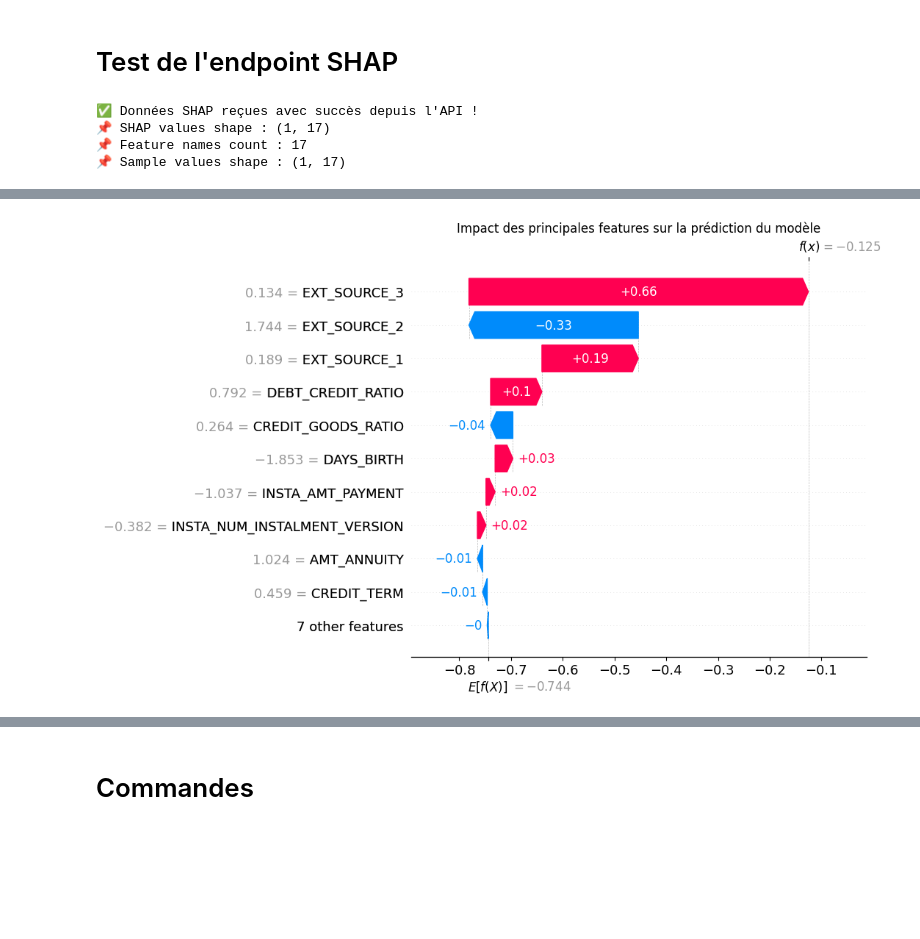
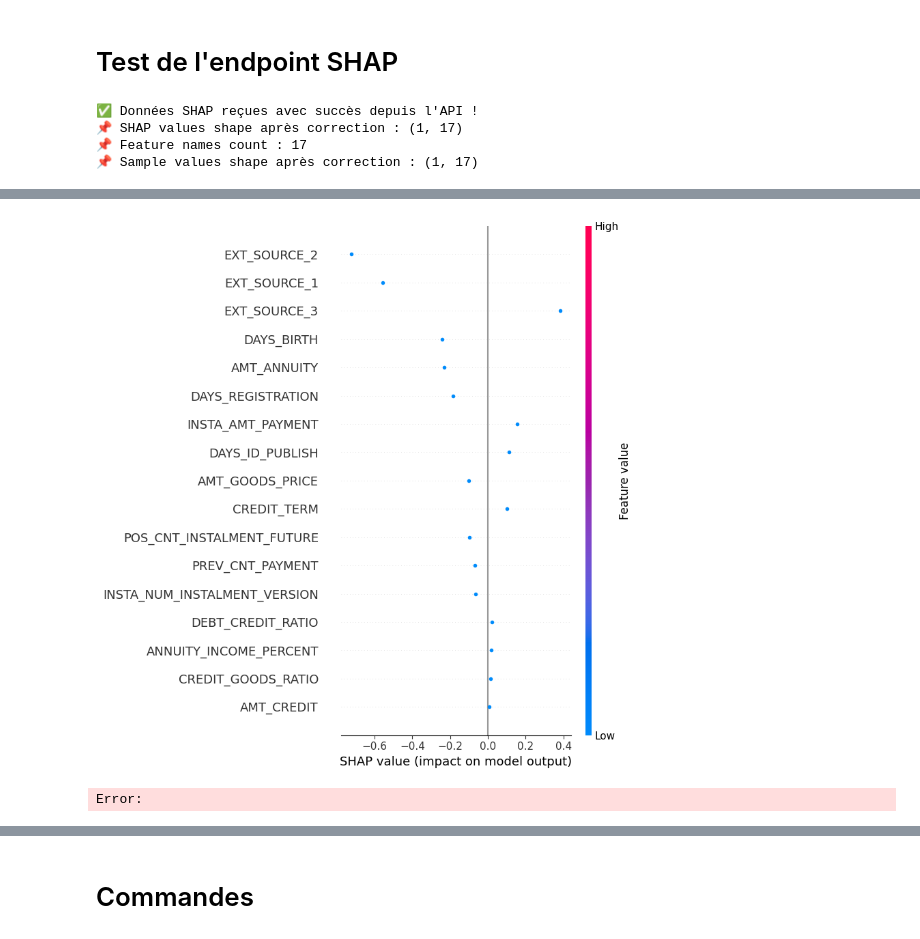
Before and after one commit to davfgh/Projet7_OpenClassrooms, a Jupyter notebook: api/Farizon_David_5_notebook_test_API_0125.ipynb, the cells around one changed output, grey strips where cells are left out. Cells and saved outputs as stored; diff of their text form; code cells hidden in the pictures; blank space fills up the shorter version.

```diff
--- a/api/Farizon_David_5_notebook_test_API_0125.ipynb
+++ b/api/Farizon_David_5_notebook_test_API_0125.ipynb
@@ -211,9 +210,9 @@ try:
         shap_data = response.json()
 
         # 🔍 Extraction des données de l'API
-        shap_values = np.array(shap_data["shap_values"]).reshape(1, -1)  # Assurer (1, 17)
+        shap_values = np.array(shap_data["shap_values"]).reshape(1, -1)  # ✅ Correction : passer en (1, 17)
         feature_names = shap_data["features_names"]
-        sample_values = np.array(shap_data["sample_values"]).reshape(1, -1)  # Même format (1, 17)
+        sample_values = np.array(shap_data["sample_values"]).reshape(1, -1)  # ✅ Correction : même format (1, 17)
         base_values = shap_data["base_values"]
 
         print("✅ Données SHAP reçues avec succès depuis l'API !")
@@ -223,26 +222,16 @@ try:
         print(f"📌 Feature names count : {len(feature_names)}")
         print(f"📌 Sample values shape : {sample_values.shape}")
 
-        # 📌 Sélection d'un client aléatoire si plusieurs disponibles
+        # 📌 Sélection d'un client aléatoire (si plusieurs sont disponibles dans l'API)
         if shap_values.shape[0] > 1:
             random_idx = np.random.randint(0, shap_values.shape[0])
             shap_values = shap_values[random_idx].reshape(1, -1)
             sample_values = sample_values[random_idx].reshape(1, -1)
             print(f"🎲 Client aléatoire sélectionné : {random_idx}")
 
-        # 📌 Création d'un objet SHAP Explanation pour afficher la figure waterfall (comme Streamlit)
-        explainer = shap.Explanation(
-            values=shap_values[0],  # Prendre la première (et unique) ligne
-            base_values=base_values,
-            data=sample_values[0],  # Correspondance avec les features
-            feature_names=feature_names
-        )
-
-        # 📊 Génération et affichage du Waterfall Plot (même rendu que dans Streamlit)
-        fig, ax = plt.subplots(figsize=(10, 8))
-        shap.waterfall_plot(explainer, max_display=11, show=False)
-        plt.title("Impact des principales features sur la prédiction du modèle")
-        plt.show()
+        # 🏆 Affichage du graphique SHAP summary plot
+        shap.initjs()
+        shap.summary_plot(shap_values, sample_values, feature_names=feature_names)
 
     else:
         print(f"❌ Erreur lors de l'appel API : {response.status_code}, {response.text}")
@@ -251,6 +240,6 @@ except requests.exceptions.RequestException as e:
     print(f"❌ Erreur de connexion à l'API : {e}")
 # %% [output]
 ✅ Données SHAP reçues avec succès depuis l'API !
-📌 SHAP values shape : (1, 17)
+📌 SHAP values shape après correction : (1, 17)
 📌 Feature names count : 17
-📌 Sample values shape : (1, 17)
+📌 Sample values shape après correction : (1, 17)
@@ -257,4 +247,5 @@ except requests.exceptions.RequestException as e:
-[figure, old version]
+[figure, new version]
+Error:
 # %%
 # api_url = "http://127.0.0.1:5000/predict"
 # response = requests.post(api_url, json={})
```
Also changed, not shown: parts of 7 cells of this notebook, 3 other files.
